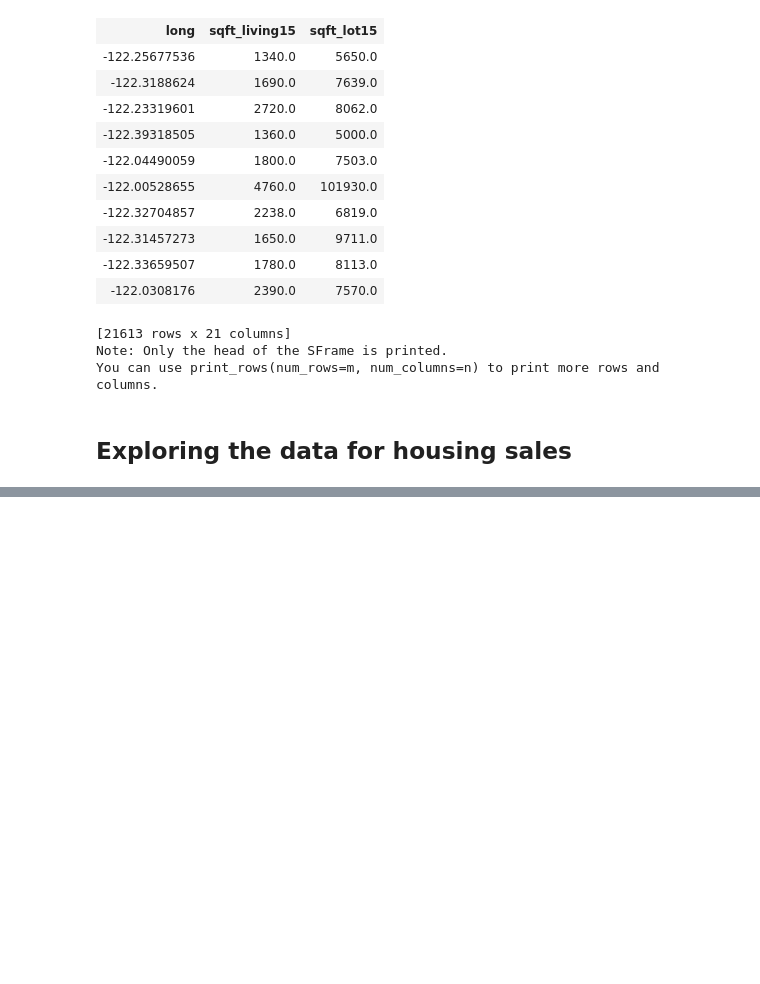
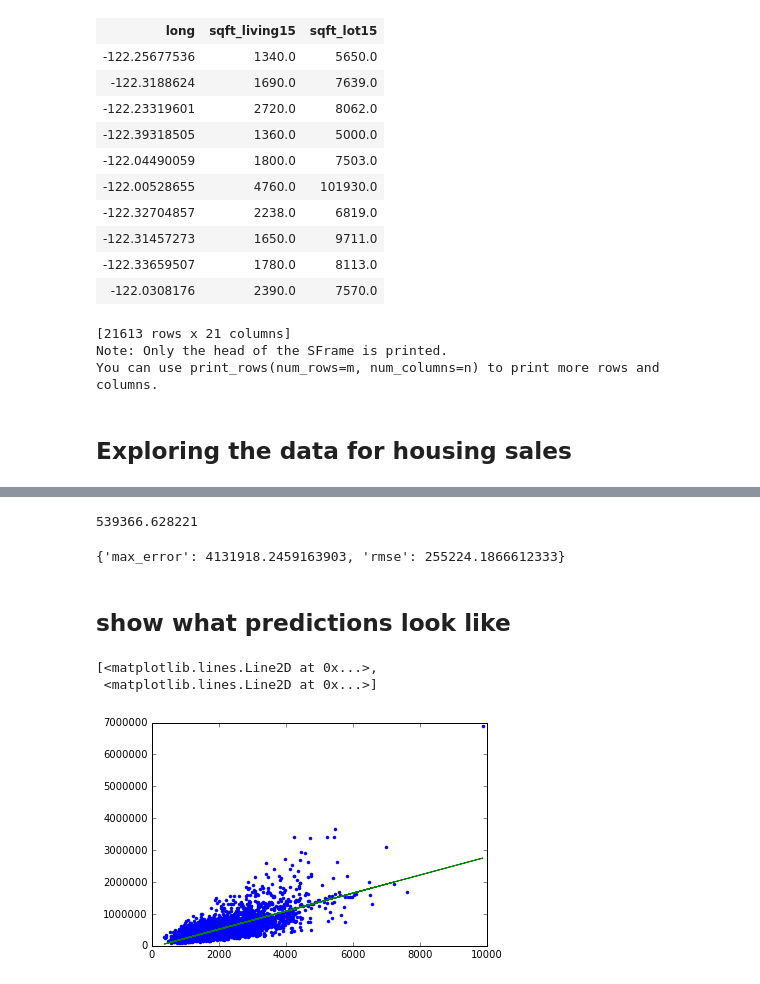
Before and after one commit to cahilton/ml-coursera, a Jupyter notebook: course_1/unit_2/Predicting House Prices - mine.ipynb, the cells around one changed output, grey strips where cells are left out. Drawn from its saved outputs; the diff is of its cells as text; code cells hidden in the pictures; blank space fills up the shorter version.

```diff
--- a/course_1/unit_2/Predicting House Prices - mine.ipynb
+++ b/course_1/unit_2/Predicting House Prices - mine.ipynb
@@ -55,0 +58,2 @@ sales.show(view = "Scatter Plot", x="sqft_living", y="price")
+# %%
+train_data,test_data = sales.random_split(0.8,seed=0)
@@ -55,0 +101,2 @@ sales.show(view = "Scatter Plot", x="sqft_living", y="price")
+# %%
+sqft_model = graphlab.linear_regression.create(train_data, target='price',features=['sqft_living'])
@@ -55,0 +124,10 @@ sales.show(view = "Scatter Plot", x="sqft_living", y="price")
+# %%
+print train_data['price'].mean()
+# %% [output]
+539366.628221
+# %%
+print sqft_model.evaluate(test_data)
+# %% [output]
+{'max_error': 4131918.2459163903, 'rmse': 255224.1866612333}
+# %% [markdown]
+## show what predictions look like
@@ -55,0 +138,7 @@ sales.show(view = "Scatter Plot", x="sqft_living", y="price")
+# %%
+plt.plot(test_data['sqft_living'], test_data['price'], '.',
+        test_data['sqft_living'], sqft_model.predict(test_data), '-')
+# %% [output]
+[<matplotlib.lines.Line2D at 0x...>,
+ <matplotlib.lines.Line2D at 0x...>]
+[figure, added]
```
Also changed, not shown: parts of 62 cells of this notebook, 1 other file.
